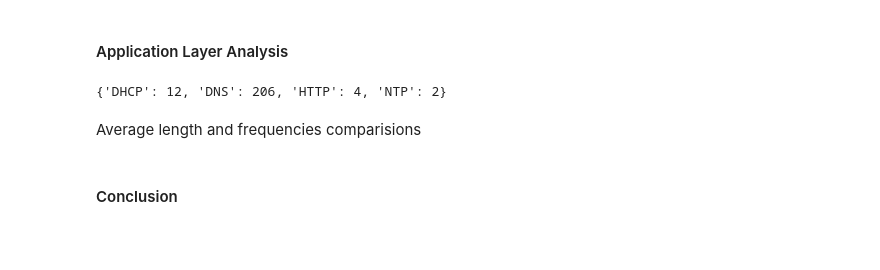
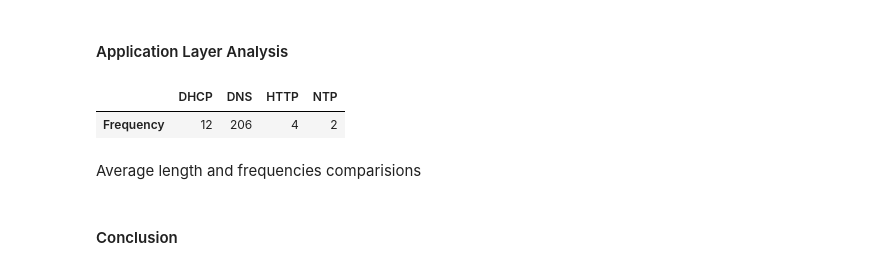
Before and after one commit to RampageousRJ/Network-Traffic-Analysis, a Jupyter notebook: traffic_data.ipynb, the cells around one changed output. Cells and saved outputs as stored; diff of their text form; code cells hidden in the pictures; blank space fills up the shorter version.

```diff
--- a/traffic_data.ipynb
+++ b/traffic_data.ipynb
@@ -243,28 +240,0 @@ plt.show()
-# %%
-l1 = []
-l2 = {}
-URL = "https://www.scaler.com/topics/computer-network/udp-protocol/"
-r = requests.get(URL)
-soup = BeautifulSoup(r.content, 'html5lib')
-values = soup.findAll('ol')
-
-for i in values[1].findAll('li'):
-    l1.append(i.text)
-
-for i in range(len(l1)):
-    for j in l1[i].split(' '):
-        l2[j]=0
-for i in df['Protocol']:
-    if i in l2.keys():
-        l2[i]+=1
-
-temp = l2.items()
-l1 = {}
-for i,j in temp:
-    if j!=0:
-        l1[i]=j
-
-plt.pie(l1.values(),labels=l1.keys(),explode=[0,0,0],autopct='%0.2f')
-plt.title('UDP Composition')
-plt.legend(loc='best')
-plt.show()
@@ -275,30 +243,30 @@ plt.show()
 # %%
 URL = "https://en.wikipedia.org/wiki/Application_layer"
 r = requests.get(URL)
 l1 = {}
 soup = BeautifulSoup(r.content, 'html5lib')
 table = soup.find('td',attrs={'class':'sidebar-content'})
 for k in table.findAll('ul'):
     for i in k.findAll('li'):
         for j in i.findAll('a'):
             l1[j.text]=0
 for i in df['Protocol']:
     if i in l1.keys():
         l1[i]+=1
 temp = l1.items()
 l1 = {}
 for i,j in temp:
     if j!=0:
         l1[i]=j
 l2={}
 temp = l1.items()
 for i,j in temp:
     if j!=0:
         l2[i]=j
-# pd.DataFrame(l1,index=['Frequency'])
-l2
+pd.DataFrame(l1,index=['Frequency'])
 # %% [output]
-{'DHCP': 12, 'DNS': 206, 'HTTP': 4, 'NTP': 2}
+|  | DHCP | DNS | HTTP | NTP |
+| Frequency | 12 | 206 | 4 | 2 |
 # %% [markdown]
 Average length and frequencies comparisions
 # %%
```
Also changed, not shown: parts of 3 cells of this notebook.
